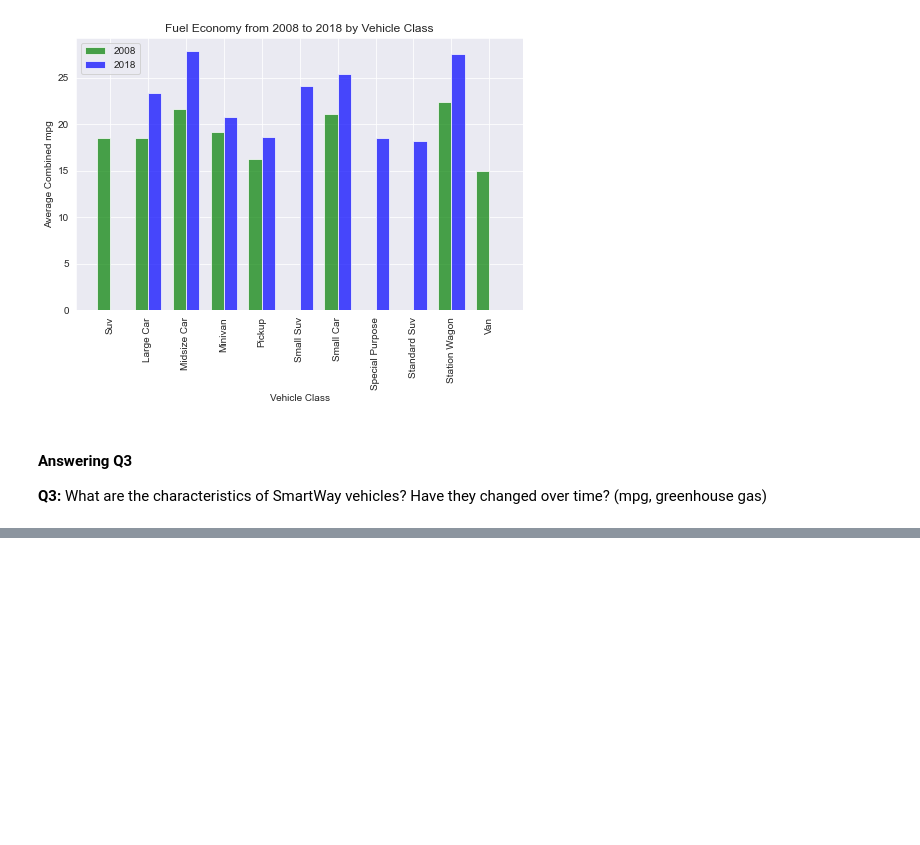
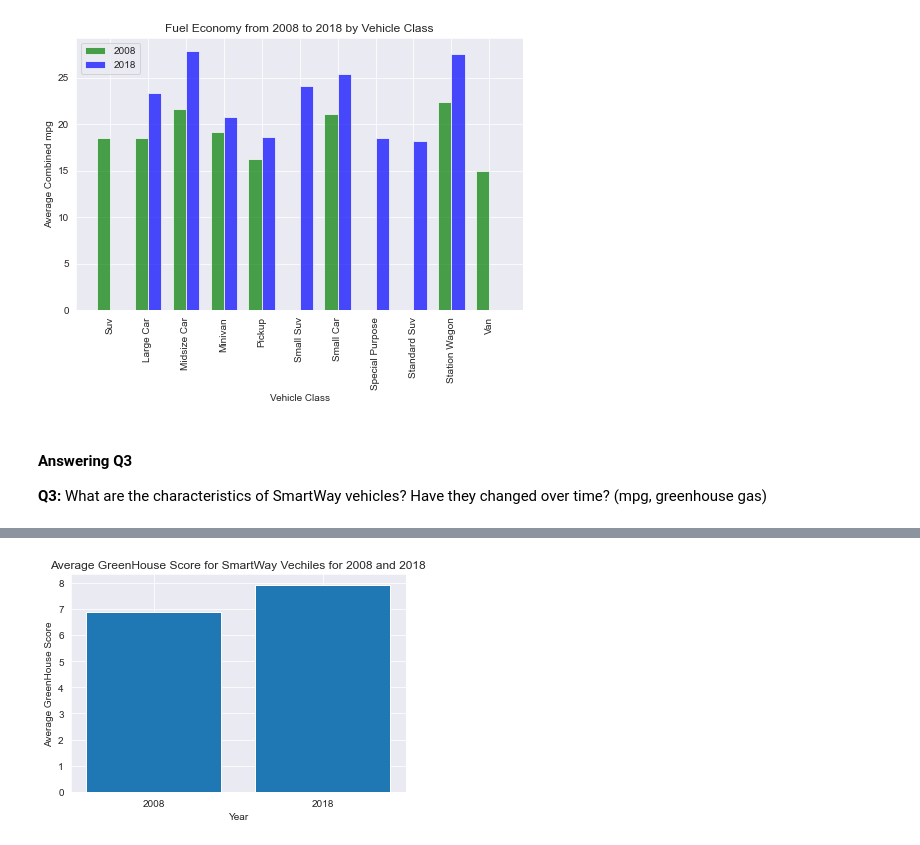
Before and after one commit to emaahdy/Data-Analysis, a Jupyter notebook: Fuel-Economy/fuel_economy.ipynb, the cells around one changed output, grey strips where cells are left out. Saved outputs shown, nothing was run; the diff lists cells and outputs as text; code cells hidden in the pictures; blank space fills up the shorter version.

```diff
--- a/Fuel-Economy/fuel_economy.ipynb
+++ b/Fuel-Economy/fuel_economy.ipynb
@@ -1084,0 +1145,12 @@ plt.legend()
+# %%
+locations = [1, 2]
+heights = [smartway_08.greenhouse_gas_score.mean(), smartway_18.greenhouse_gas_score.mean()]
+labels = ["2008", "2018"]
+
+
+plt.bar(locations, heights, tick_label=labels)
+plt.title('Average GreenHouse Score for SmartWay Vechiles for 2008 and 2018')
+plt.xlabel('Year')
+plt.ylabel('Average GreenHouse Score');
+# %% [output]
+[figure, added]
```
Also changed, not shown: parts of 23 cells of this notebook, 1 other file.
